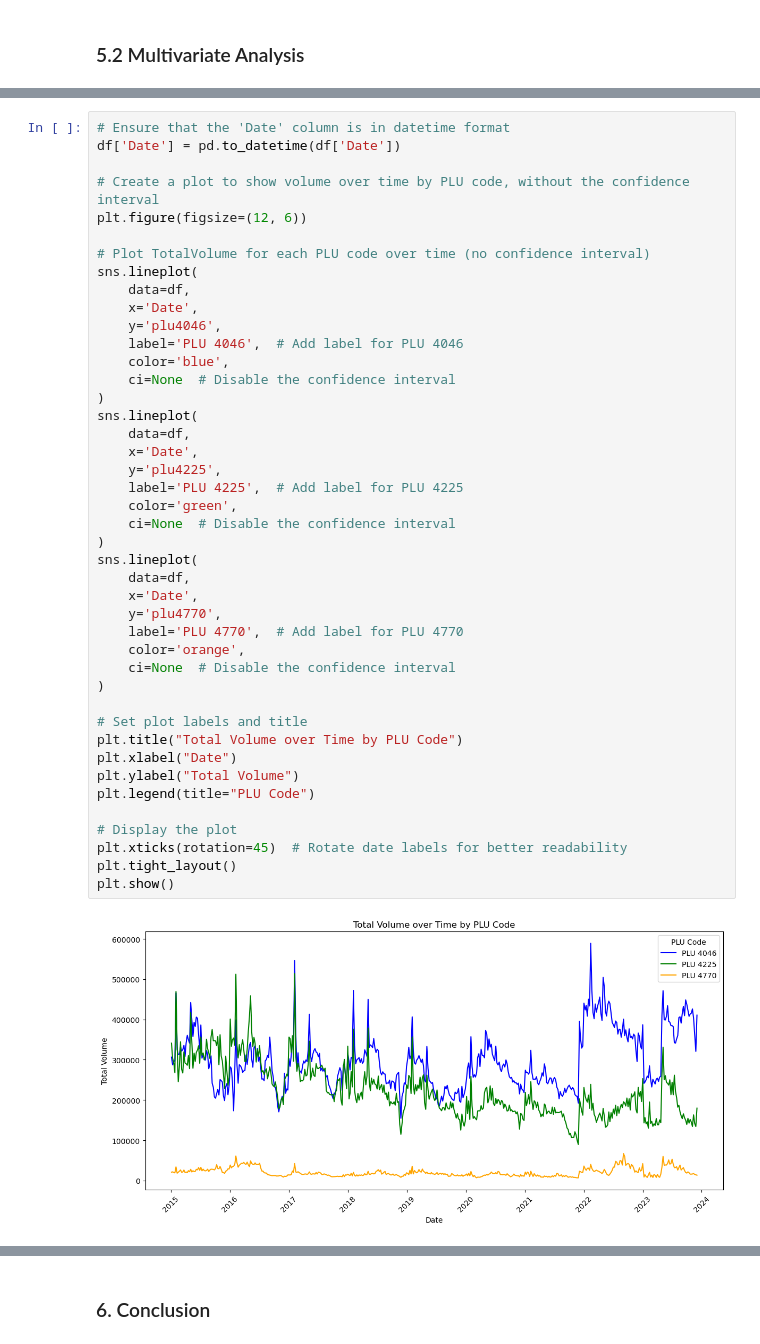
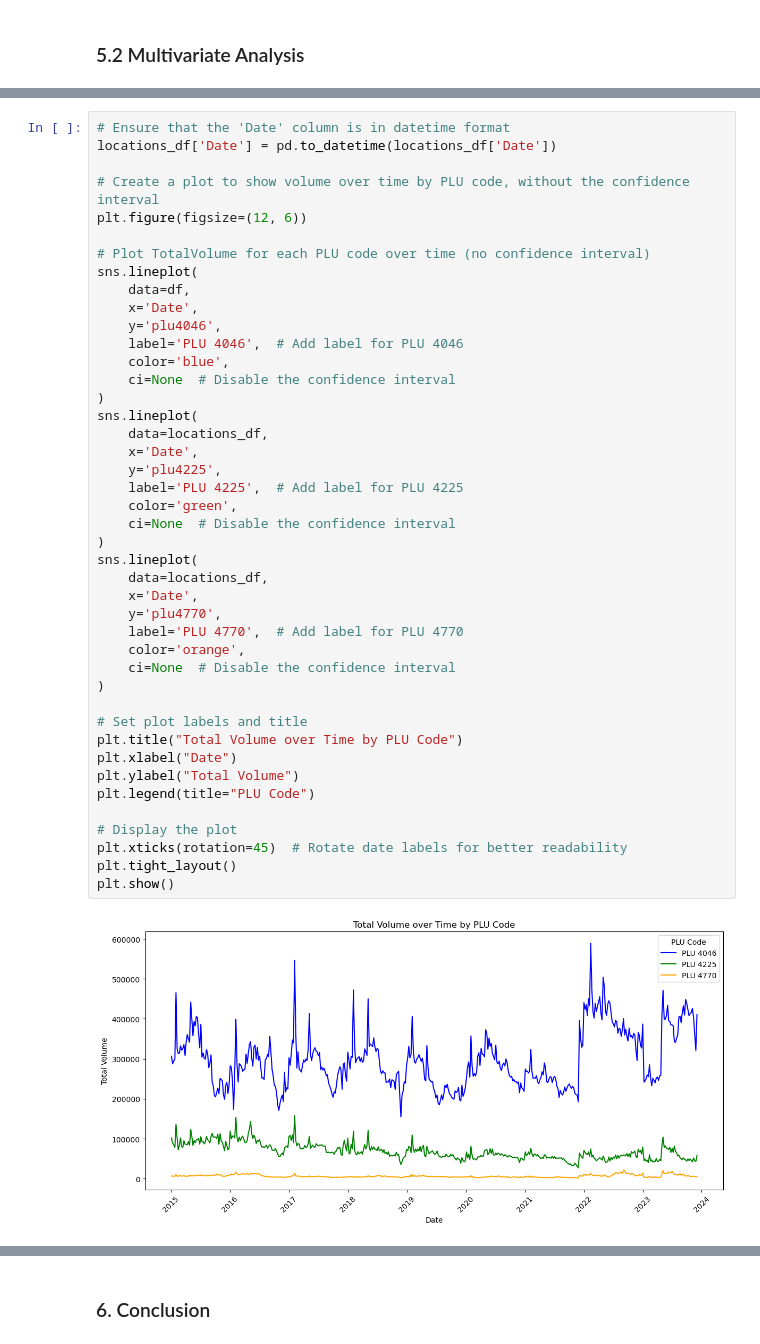
Before and after one commit to VrishtiSingh/PythonExplorersTeam3, a Jupyter notebook: Avocado Prices and Sales Volume 2015-2023.ipynb, the cells around one changed output, grey strips where cells are left out. Drawn from its saved outputs; the diff is of its cells as text.

```diff
--- a/Avocado Prices and Sales Volume 2015-2023.ipynb
+++ b/Avocado Prices and Sales Volume 2015-2023.ipynb
@@ -489,6 +536,6 @@ plt.show()
 # %%
 # Ensure that the 'Date' column is in datetime format
-df['Date'] = pd.to_datetime(df['Date'])
+locations_df['Date'] = pd.to_datetime(locations_df['Date'])
 
 # Create a plot to show volume over time by PLU code, without the confidence interval
 plt.figure(figsize=(12, 6))
@@ -501,33 +548,33 @@ sns.lineplot(
     label='PLU 4046',  # Add label for PLU 4046
     color='blue',
     ci=None  # Disable the confidence interval
 )
 sns.lineplot(
-    data=df,
+    data=locations_df,
     x='Date',
     y='plu4225',
     label='PLU 4225',  # Add label for PLU 4225
     color='green',
     ci=None  # Disable the confidence interval
 )
 sns.lineplot(
-    data=df,
+    data=locations_df,
     x='Date',
     y='plu4770',
     label='PLU 4770',  # Add label for PLU 4770
     color='orange',
     ci=None  # Disable the confidence interval
 )
 
 # Set plot labels and title
 plt.title("Total Volume over Time by PLU Code")
 plt.xlabel("Date")
 plt.ylabel("Total Volume")
 plt.legend(title="PLU Code")
 
 # Display the plot
 plt.xticks(rotation=45)  # Rotate date labels for better readability
 plt.tight_layout()
 plt.show()
 # %% [output]
-[figure, old version]
+[figure, new version]
```
Also changed, not shown: parts of 15 cells of this notebook.
